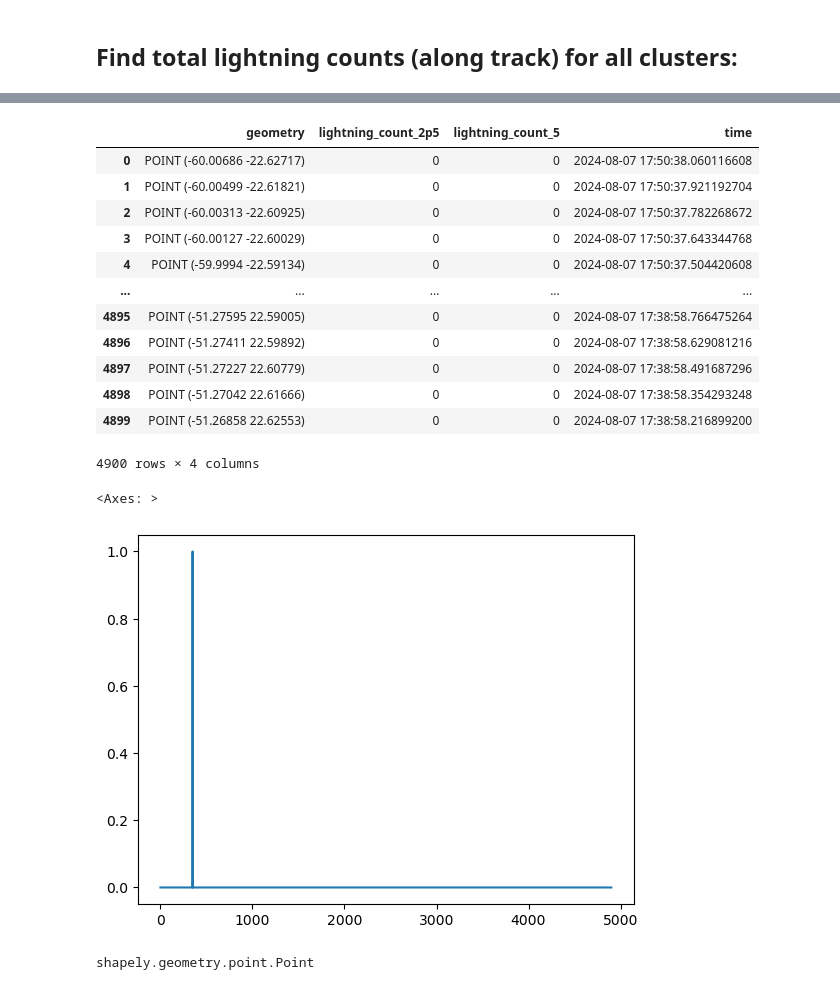
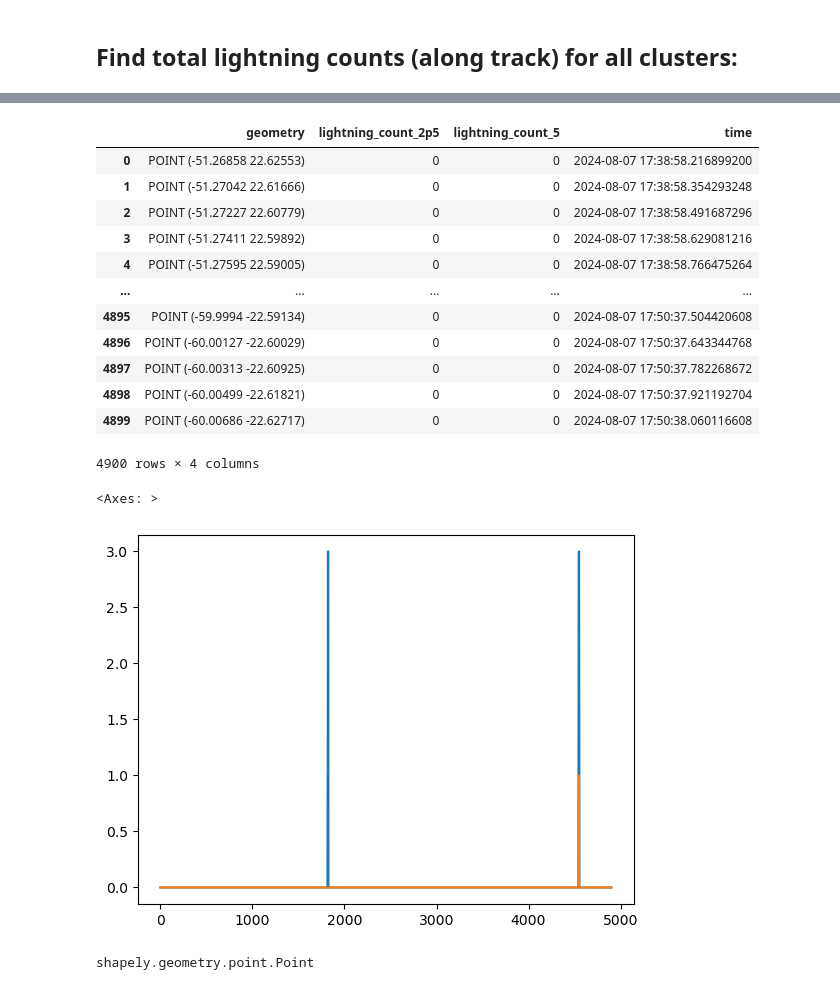
Before and after one commit to w-k-jones/earthcare-maap-hackathon, a Jupyter notebook: p2/notebooks/test_ec_colocate_script.ipynb, the cells around one changed output, grey strips where cells are left out. Cells and saved outputs as stored; diff of their text form; code cells hidden in the pictures.

Commit message:
Sort lightning gdf to ensure CPR track is continuous

```diff
--- a/p2/notebooks/test_ec_colocate_script.ipynb
+++ b/p2/notebooks/test_ec_colocate_script.ipynb
@@ -102,5 +102,7 @@ gdf_track
 | 14698 | 1 | 0 | 0 | 2024-08-07 17:39:19.354470528 | 0 | 01101E | LI | ... |
 | 14699 | 2 | 0 | 0 | 2024-08-07 17:39:19.354470528 | 0 | 01101E | LI | ... |
 14700 rows × 8 columns
+# %%
+gdf_sort = gdf_track.sort_values("time").reset_index().copy()
 # %% [markdown]
 ## Find total lightning counts (along track) for all clusters:
@@ -123,28 +109,29 @@ Name: time, Length: 4900, dtype: datetime64[ns]
 # %%
-total_lightning_counts = gdf_track[["lightning_count_2p5", "lightning_count_5"]].groupby(gdf_track.geometry).sum()
-total_lightning_counts["time"] = gdf_track.time.groupby(gdf_track.geometry).first()
-total_lightning_counts = gpd.GeoDataFrame(total_lightning_counts.reset_index())
+total_lightning_counts = gdf_sort[["lightning_count_2p5", "lightning_count_5"]].groupby(gdf_sort.geometry).sum()
+total_lightning_counts["time"] = gdf_sort.time.groupby(gdf_sort.geometry).first()
+total_lightning_counts = gpd.GeoDataFrame(total_lightning_counts.sort_values("time").reset_index().copy())
 # %%
 total_lightning_counts
 # %% [output]
 |  | geometry | lightning_count_2p5 | lightning_count_5 | time |
-| 0 | POINT (-60.00686 -22.62717) | 0 | 0 | 2024-08-07 17:50:38.060116608 |
-| 1 | POINT (-60.00499 -22.61821) | 0 | 0 | 2024-08-07 17:50:37.921192704 |
-| 2 | POINT (-60.00313 -22.60925) | 0 | 0 | 2024-08-07 17:50:37.782268672 |
-| 3 | POINT (-60.00127 -22.60029) | 0 | 0 | 2024-08-07 17:50:37.643344768 |
-| 4 | POINT (-59.9994 -22.59134) | 0 | 0 | 2024-08-07 17:50:37.504420608 |
+| 0 | POINT (-51.26858 22.62553) | 0 | 0 | 2024-08-07 17:38:58.216899200 |
+| 1 | POINT (-51.27042 22.61666) | 0 | 0 | 2024-08-07 17:38:58.354293248 |
+| 2 | POINT (-51.27227 22.60779) | 0 | 0 | 2024-08-07 17:38:58.491687296 |
+| 3 | POINT (-51.27411 22.59892) | 0 | 0 | 2024-08-07 17:38:58.629081216 |
+| 4 | POINT (-51.27595 22.59005) | 0 | 0 | 2024-08-07 17:38:58.766475264 |
 | ... | ... | ... | ... | ... |
-| 4895 | POINT (-51.27595 22.59005) | 0 | 0 | 2024-08-07 17:38:58.766475264 |
-| 4896 | POINT (-51.27411 22.59892) | 0 | 0 | 2024-08-07 17:38:58.629081216 |
-| 4897 | POINT (-51.27227 22.60779) | 0 | 0 | 2024-08-07 17:38:58.491687296 |
-| 4898 | POINT (-51.27042 22.61666) | 0 | 0 | 2024-08-07 17:38:58.354293248 |
-| 4899 | POINT (-51.26858 22.62553) | 0 | 0 | 2024-08-07 17:38:58.216899200 |
+| 4895 | POINT (-59.9994 -22.59134) | 0 | 0 | 2024-08-07 17:50:37.504420608 |
+| 4896 | POINT (-60.00127 -22.60029) | 0 | 0 | 2024-08-07 17:50:37.643344768 |
+| 4897 | POINT (-60.00313 -22.60925) | 0 | 0 | 2024-08-07 17:50:37.782268672 |
+| 4898 | POINT (-60.00499 -22.61821) | 0 | 0 | 2024-08-07 17:50:37.921192704 |
+| 4899 | POINT (-60.00686 -22.62717) | 0 | 0 | 2024-08-07 17:50:38.060116608 |
 4900 rows × 4 columns
 # %%
+total_lightning_counts.lightning_count_5.plot()
 total_lightning_counts.lightning_count_2p5.plot()
 # %% [output]
 <Axes: >
-[figure, old version]
+[figure, new version]
 # %%
 type(gdf.geometry[0])
 # %% [output]
```
Also changed, not shown: parts of 10 cells of this notebook, 2 other files.
